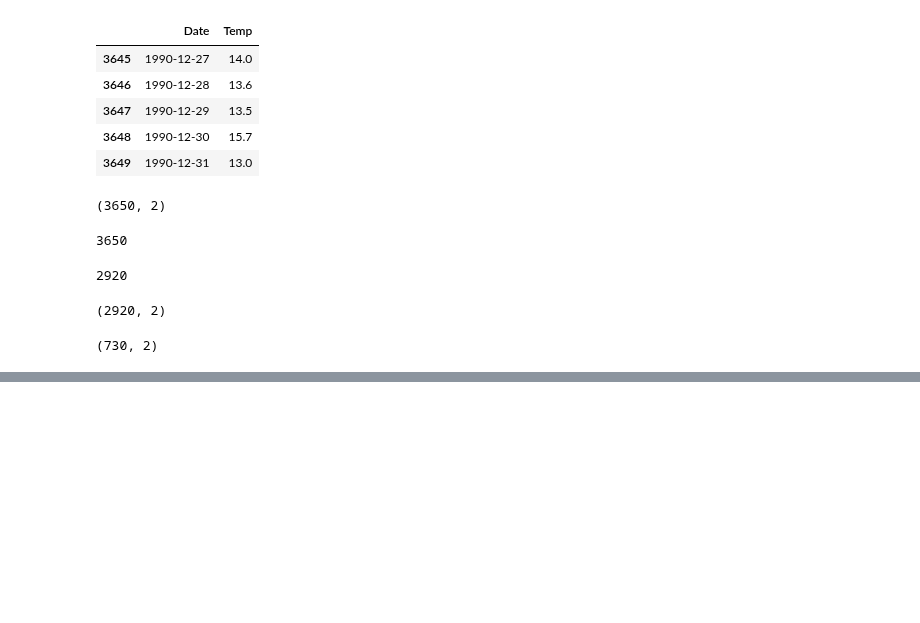
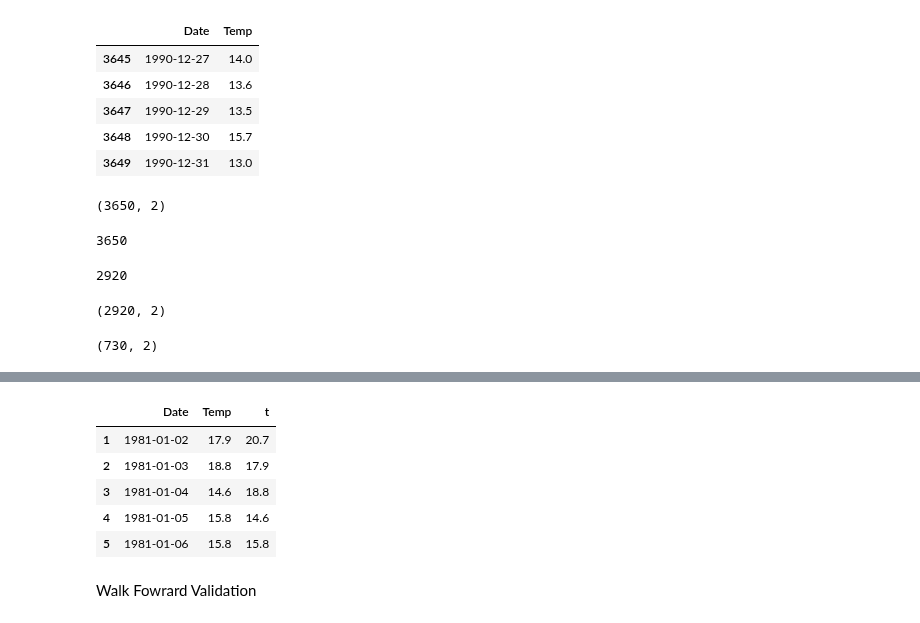
Before and after one commit to anmol0720/Time-Series-Forcasting, a Jupyter notebook: Time_Series_Analysis_and_Forcasting.ipynb, the cells around one changed output, grey strips where cells are left out. Drawn from its saved outputs; the diff is of its cells as text; code cells hidden in the pictures; blank space fills up the shorter version.

```diff
--- a/Time_Series_Analysis_and_Forcasting.ipynb
+++ b/Time_Series_Analysis_and_Forcasting.ipynb
@@ -713,0 +737,11 @@ test.shape
+# %%
+train,test=df[1:int(df.shape[0]*0.8)],df[int(df.shape[0]*0.7):]
+# %%
+train.head()
+# %% [output]
+|  | Date | Temp | t |
+| 1 | 1981-01-02 | 17.9 | 20.7 |
+| 2 | 1981-01-03 | 18.8 | 17.9 |
+| 3 | 1981-01-04 | 14.6 | 18.8 |
+| 4 | 1981-01-05 | 15.8 | 14.6 |
+| 5 | 1981-01-06 | 15.8 | 15.8 |
@@ -713,0 +751,2 @@ test.shape
+# %% [markdown]
+Walk Fowrard Validation
```
Also changed, not shown: parts of 7 cells of this notebook.
